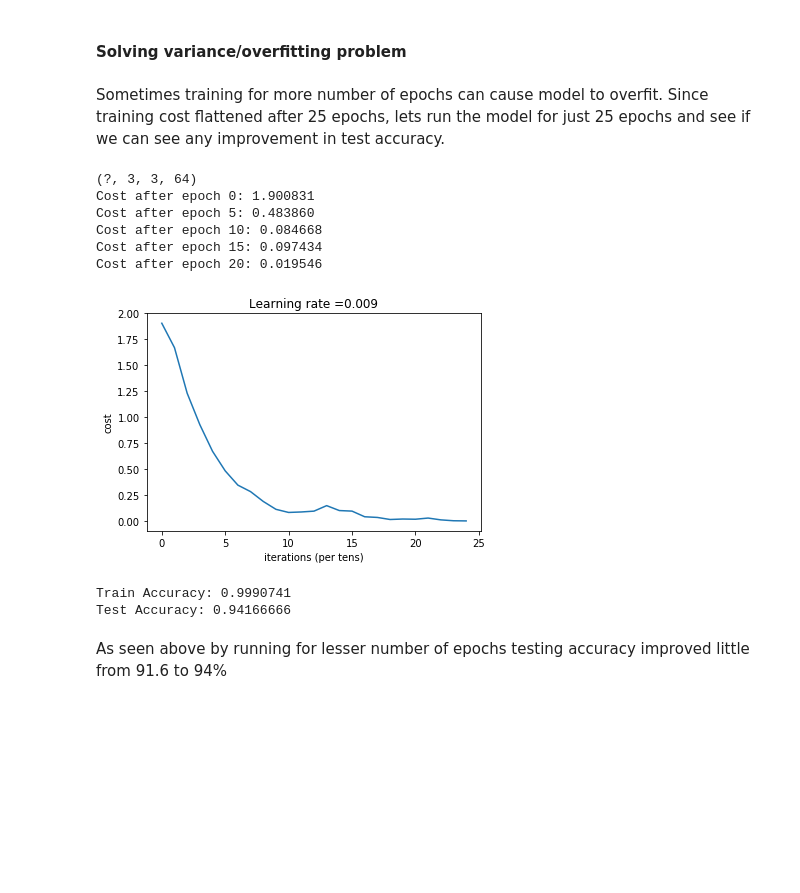
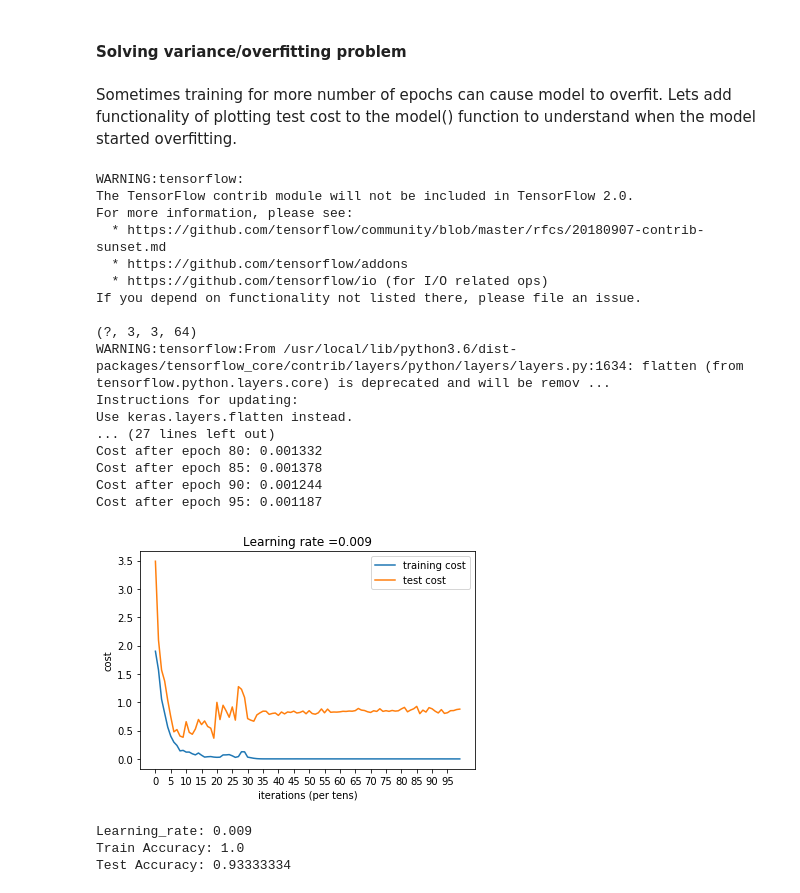
Before and after one commit to raviteja-ganta/SIGNS-classification, a Jupyter notebook: SIGNS_classification.ipynb, the cells around one changed output. Saved outputs shown, nothing was run; the diff lists cells and outputs as text; code cells hidden in the pictures; blank space fills up the shorter version.

Commit message:
feat: Add functionality to also plot test loss

```diff
--- a/SIGNS_classification.ipynb
+++ b/SIGNS_classification.ipynb
@@ -490,5 +490,5 @@ Test Accuracy: 0.9166667
 Since I saw problem of bias in my model, I went for bigger architecture with smaller filters in both convolutional and max pooling layers. Above we can see huge improvement in accuracies of both training and testing sets. Training accuracy went to 100% from 73%.
 # %% [markdown]
 #### Solving variance/overfitting problem
-# %% [markdown]
-Sometimes training for more number of epochs can cause model to overfit. Since training cost flattened after 25 epochs, lets run the model for just 25 epochs and see if we can see any improvement in test accuracy.
+# %% [markdown]
+Sometimes training for more number of epochs can cause model to overfit. Lets add functionality of plotting test cost to the model() function to understand when the model started overfitting.
@@ -495,14 +621,24 @@ Sometimes training for more number of epochs can cause model to overfit. Since t
 # %%
-_,_,parameters = model(X_train,Y_train,X_test,Y_test,num_epochs=25)
+_,_,parameters,_,_ = model(X_train,Y_train,X_test,Y_test,num_epochs=100)
 # %% [output]
+WARNING:tensorflow:
+The TensorFlow contrib module will not be included in TensorFlow 2.0.
+For more information, please see:
+  * https://github.com/tensorflow/community/blob/master/rfcs/20180907-contrib-sunset.md
+  * https://github.com/tensorflow/addons
+  * https://github.com/tensorflow/io (for I/O related ops)
+If you depend on functionality not listed there, please file an issue.
+
 (?, 3, 3, 64)
-Cost after epoch 0: 1.900831
-Cost after epoch 5: 0.483860
-Cost after epoch 10: 0.084668
-Cost after epoch 15: 0.097434
-Cost after epoch 20: 0.019546
+WARNING:tensorflow:From /usr/local/lib/python3.6/dist-packages/tensorflow_core/contrib/layers/python/layers/layers.py:1634: flatten (from tensorflow.python.layers.core) is deprecated and will be remov ...
+Instructions for updating:
+Use keras.layers.flatten instead.
+... (27 lines left out)
+Cost after epoch 80: 0.001332
+Cost after epoch 85: 0.001378
+Cost after epoch 90: 0.001244
+Cost after epoch 95: 0.001187
-[figure, old version]
+[figure, new version]
-Train Accuracy: 0.9990741
-Test Accuracy: 0.94166666
+Learning_rate: 0.009
+Train Accuracy: 1.0
+Test Accuracy: 0.93333334
-# %% [markdown]
-As seen above by running for lesser number of epochs testing accuracy improved little from 91.6 to 94%
```
Also changed, not shown: parts of 1 cell of this notebook.
